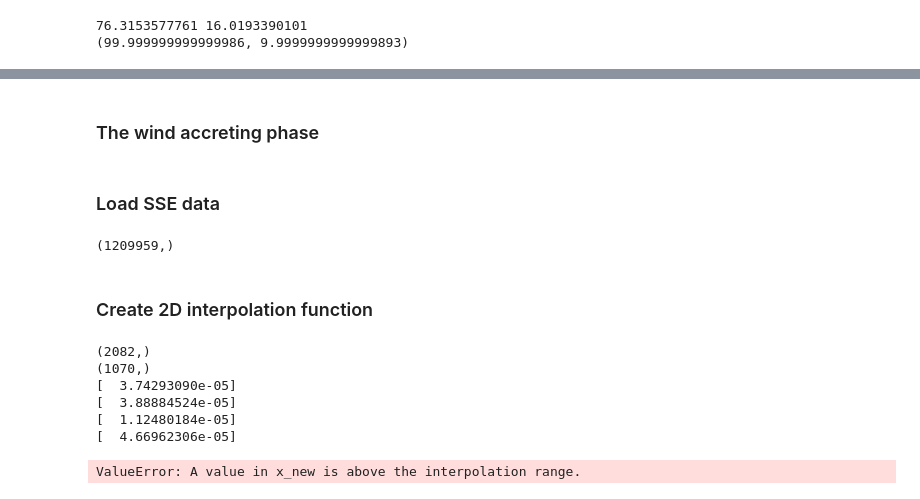
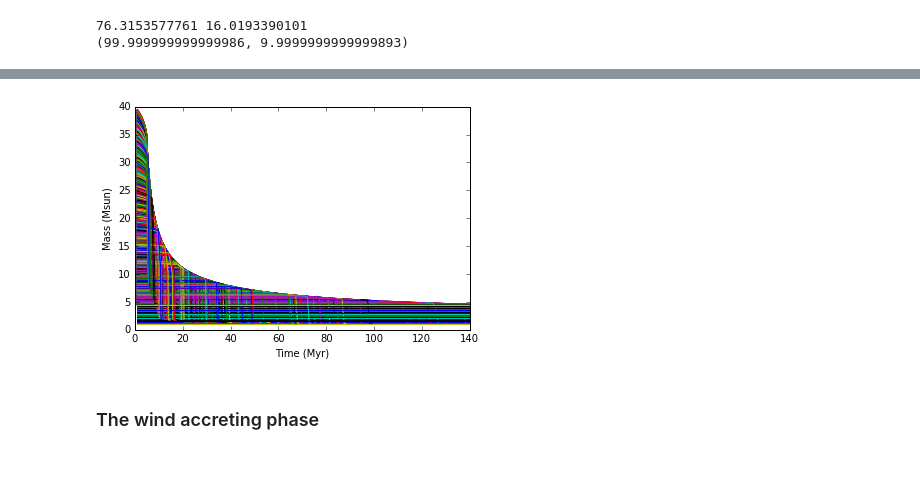
Before and after one commit to astroJeff/XRB, a Jupyter notebook: notebooks/XRB Probability.ipynb, the cells around one changed output, grey strips where cells are left out. Cells and saved outputs as stored; diff of their text form; code cells hidden in the pictures; blank space fills up the shorter version.

```diff
--- a/notebooks/XRB Probability.ipynb
+++ b/notebooks/XRB Probability.ipynb
@@ -105,0 +174,18 @@ print func_SN_backward(M_2, a1, v1, v_k, theta)
+# %%
+xmin = 0.0
+xmax = 140.0
+
+for i in np.arange(len(func_sse_tmax)):
+    temp_x = np.linspace(1.0, min(func_sse_tmax[i], xmax), 100)
+    temp_y = func_sse_mass[i](temp_x)
+
+    plt.plot(temp_x, temp_y)
+
+plt.xlim(xmin, xmax)
+
+plt.xlabel("Time (Myr)")
+plt.ylabel("Mass (Msun)")
+
+plt.show()
+# %% [output]
+[figure, added]
@@ -120,21 +213,0 @@ def func_Lx_forward(M_2_in, A_in, t_obs):
-# %% [markdown]
-### Load SSE data
-# %%
-names = ["mass_init","time","mass","mdot"]
-
-f_list = glob.glob("../data/sse_data/mdot_*.dat")
-
-# Create empty data storage structure
-sse_data = np.recarray(0, names=names, formats=['f8,f8,float64,float64'])
-
-for f in f_list:
-    datafile = os.path.abspath(f)
-    sse_tmp_data = np.genfromtxt(datafile, usecols=(1,0,2,3), dtype="f8,f8,float64,float64", skip_header=1, names=names)
-    sse_tmp_data["mass_init"] = float(f[-9:-4])
-
-    # Add data to structure
-    sse_data = np.append(sse_data, sse_tmp_data)
-
-print sse_data.shape
-# %% [output]
-(1209959,)
@@ -143,27 +213,0 @@ sse_data = np.sort(sse_data)
-# %% [markdown]
-### Create 2D interpolation function
-# %%
-sse_tmp_data = sse_data[np.where(abs(sse_data["mass_init"] - 8.055) < 0.02)]
-print sse_tmp_data.shape
-
-func_get_sse_Mdot = interp2d(sse_tmp_data["mass_init"], sse_tmp_data["time"], sse_tmp_data["mdot"], kind='linear')
-
-sse_tmp_data = sse_data[np.where(abs(sse_data["mass_init"] - 8.05) < 0.01)]
-print sse_tmp_data.shape
-
-func_get_sse_Mdot_1D = interp1d(sse_tmp_data["time"], sse_tmp_data["mdot"], kind='linear')
-
-print func_get_sse_Mdot(7.0, 1.0e4)
-print func_get_sse_Mdot(8.05, 1.0e4)
-print func_get_sse_Mdot(8.055, 1.0e4)
-print func_get_sse_Mdot(8.06, 1.0e4)
-
-print func_get_sse_Mdot_1D(1.0e4)
-# %% [output]
-(2082,)
-(1070,)
-[  3.74293090e-05]
-[  3.88884524e-05]
-[  1.12480184e-05]
-[  4.66962306e-05]
-ValueError: A value in x_new is above the interpolation range.
```
Also changed, not shown: parts of 11 cells of this notebook.
